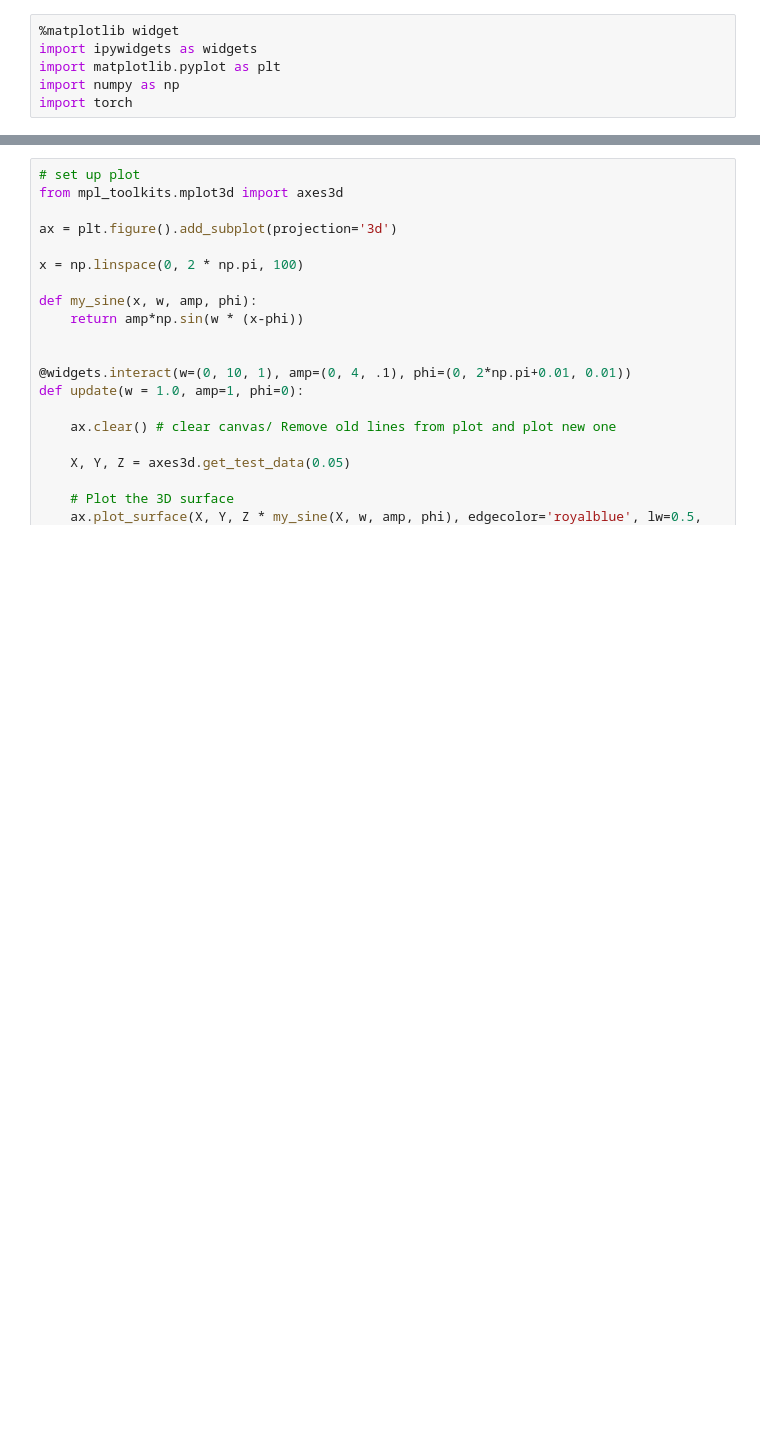
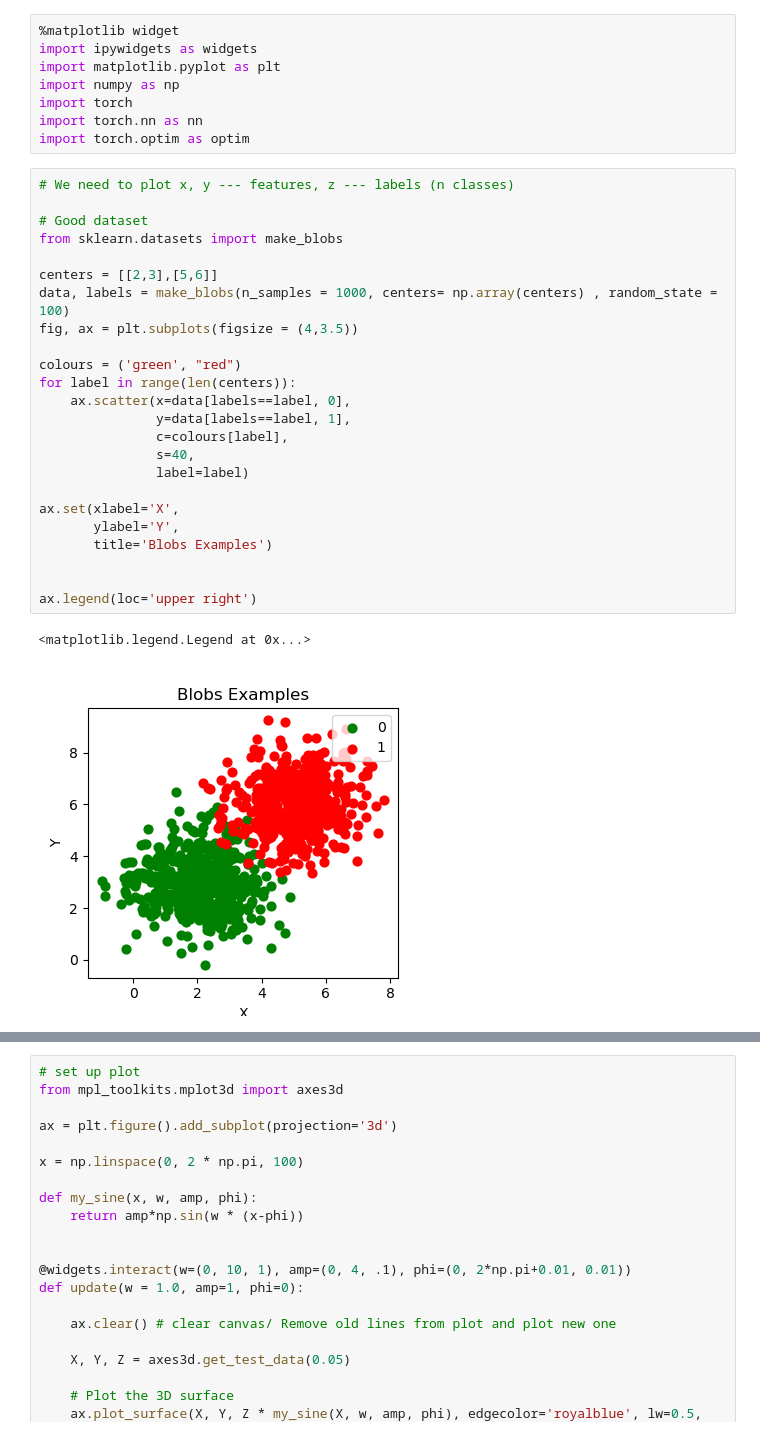
Before and after one commit to csjiet/void, a Jupyter notebook: nn-tasks/classification-landscapes.ipynb, the cells around one changed output, grey strips where cells are left out. Drawn from its saved outputs; the diff is of its cells as text; blank space fills up the shorter version.

Commit message:
working slider logic, need to work on forward pass and plot

```diff
--- a/nn-tasks/classification-landscapes.ipynb
+++ b/nn-tasks/classification-landscapes.ipynb
@@ -4,3 +4,32 @@ import ipywidgets as widgets
 import matplotlib.pyplot as plt
 import numpy as np
 import torch
+import torch.nn as nn
+import torch.optim as optim
+# %%
+# We need to plot x, y --- features, z --- labels (n classes)
+
+# Good dataset
+from sklearn.datasets import make_blobs
+
+centers = [[2,3],[5,6]]
+data, labels = make_blobs(n_samples = 1000, centers= np.array(centers) , random_state = 100)
+fig, ax = plt.subplots(figsize = (4,3.5))
+
+colours = ('green', "red")
+for label in range(len(centers)):
+    ax.scatter(x=data[labels==label, 0],
+               y=data[labels==label, 1],
+               c=colours[label],
+               s=40,
+               label=label)
+
+ax.set(xlabel='X',
+       ylabel='Y',
+       title='Blobs Examples')
+
+
+ax.legend(loc='upper right')
+# %% [output]
+<matplotlib.legend.Legend at 0x...>
+[figure, added]
```
Also changed, not shown: parts of 4 cells of this notebook.
